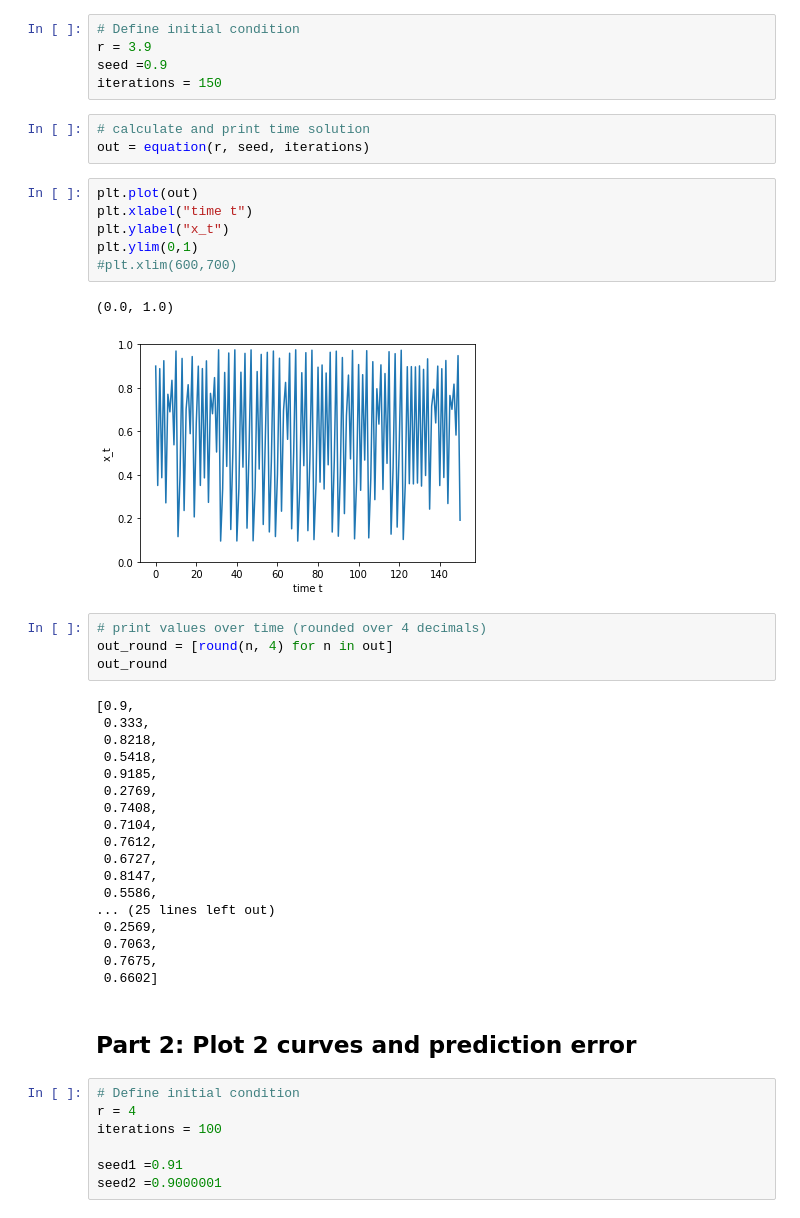
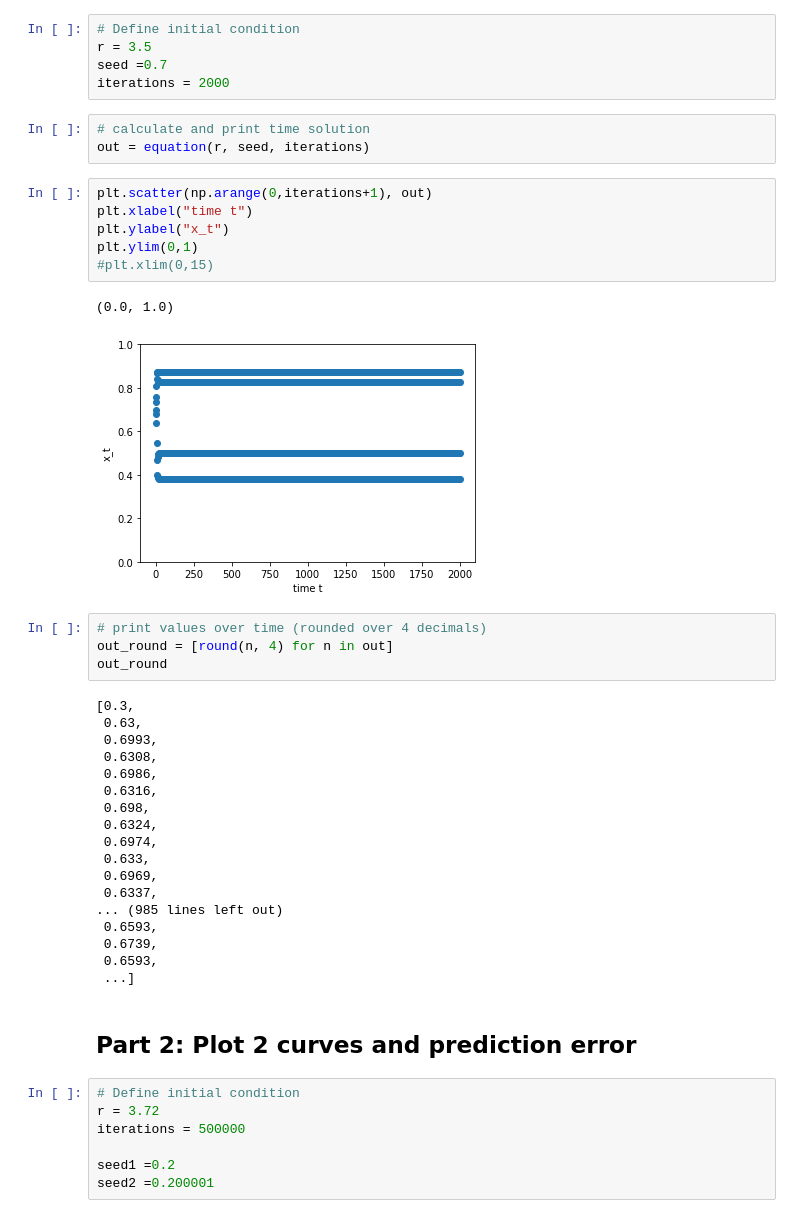
Before and after one commit to CharlotteMaschke/Dynamical_Systems_and_Chaos, a Jupyter notebook: Logistic_equation.ipynb, the cells around one changed output. Saved outputs shown, nothing was run; the diff lists cells and outputs as text.

```diff
--- a/Logistic_equation.ipynb
+++ b/Logistic_equation.ipynb
@@ -29,52 +30,52 @@ def equation (r, seed, iterations):
     return(out)
 # %%
 # Define initial condition
-r = 3.9
-seed =0.9
-iterations = 150
+r = 3.5
+seed =0.7
+iterations = 2000
 # %%
 # calculate and print time solution
 out = equation(r, seed, iterations)
 # %%
-plt.plot(out)
+plt.scatter(np.arange(0,iterations+1), out)
 plt.xlabel("time t")
 plt.ylabel("x_t")
 plt.ylim(0,1)
-#plt.xlim(600,700)
+#plt.xlim(0,15)
 # %% [output]
 (0.0, 1.0)
-[figure, old version]
+[figure, new version]
 # %%
 # print values over time (rounded over 4 decimals)
 out_round = [round(n, 4) for n in out]
 out_round
 # %% [output]
-[0.9,
- 0.333,
- 0.8218,
- 0.5418,
- 0.9185,
- 0.2769,
- 0.7408,
- 0.7104,
- 0.7612,
- 0.6727,
- 0.8147,
- 0.5586,
-... (25 lines left out)
- 0.2569,
- 0.7063,
- 0.7675,
- 0.6602]
+[0.3,
+ 0.63,
+ 0.6993,
+ 0.6308,
+ 0.6986,
+ 0.6316,
+ 0.698,
+ 0.6324,
+ 0.6974,
+ 0.633,
+ 0.6969,
+ 0.6337,
+... (985 lines left out)
+ 0.6593,
+ 0.6739,
+ 0.6593,
+ ...]
 # %% [markdown]
 ## Part 2: Plot 2 curves and prediction error
 # %%
 # Define initial condition
-r = 4
-iterations = 100
+r = 3.72
+iterations = 500000
 
-seed1 =0.91
-seed2 =0.9000001
+seed1 =0.2
+seed2 =0.200001
 # %%
 # calculate and print time solution
 out1 = equation(r, seed1, iterations)
```
Also changed, not shown: parts of 4 cells of this notebook, 1 other file.
